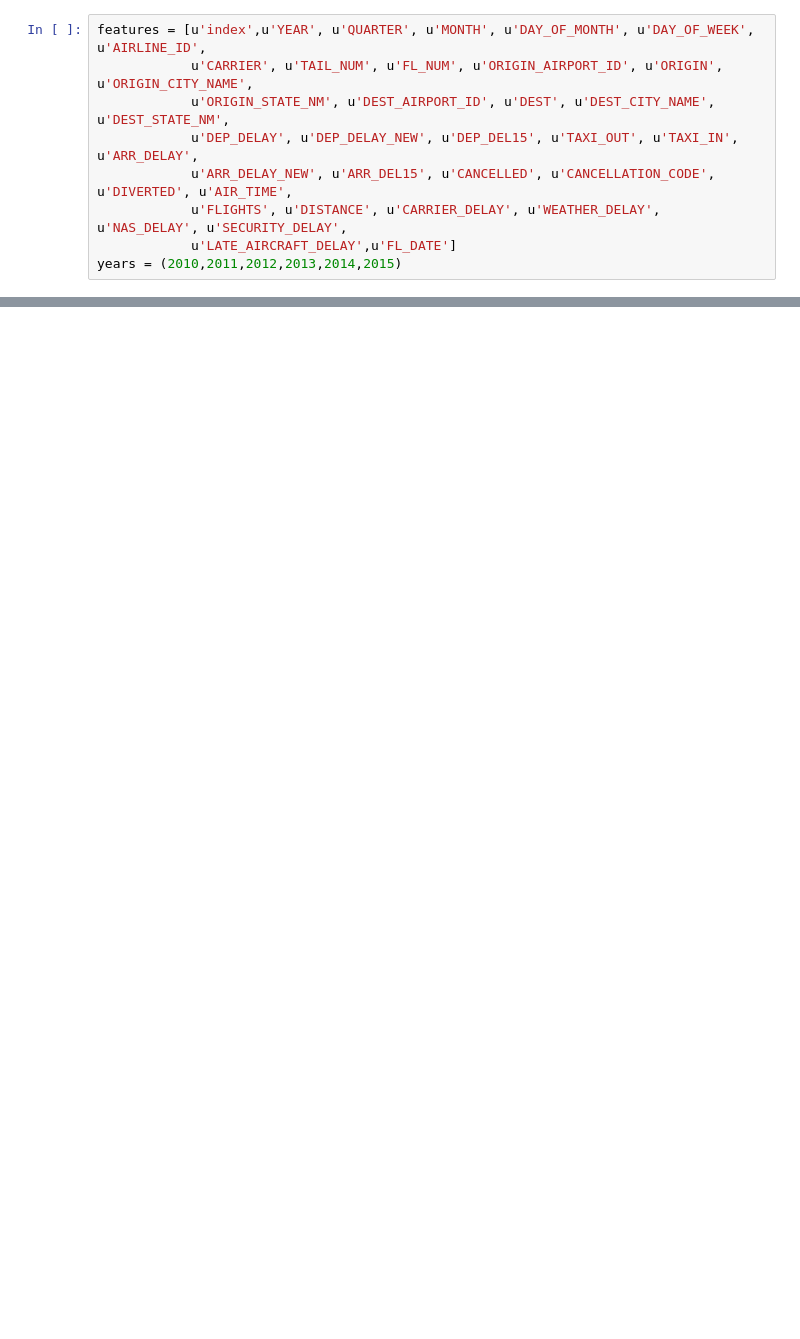
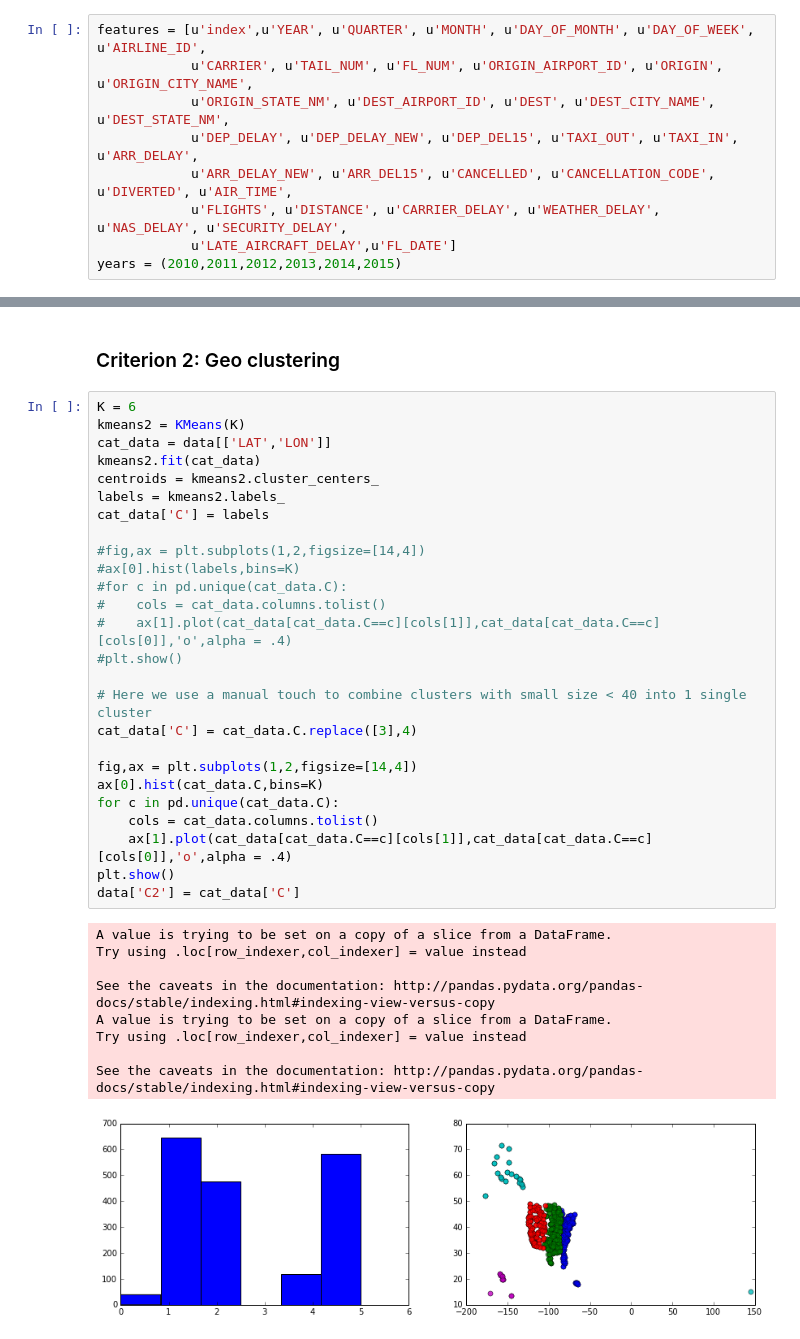
Before and after one commit to kthouz/Flights_Delays, a Jupyter notebook: 01_1_Airports_Analysis.ipynb, the cells around one changed output, grey strips where cells are left out. Drawn from its saved outputs; the diff is of its cells as text; blank space fills up the shorter version.

```diff
--- a/01_1_Airports_Analysis.ipynb
+++ b/01_1_Airports_Analysis.ipynb
@@ -317,0 +267,38 @@ df.head()
+# %% [markdown]
+### Criterion 2: Geo clustering
+# %%
+K = 6
+kmeans2 = KMeans(K)
+cat_data = data[['LAT','LON']]
+kmeans2.fit(cat_data)
+centroids = kmeans2.cluster_centers_
+labels = kmeans2.labels_
+cat_data['C'] = labels
+
+#fig,ax = plt.subplots(1,2,figsize=[14,4])
+#ax[0].hist(labels,bins=K)
+#for c in pd.unique(cat_data.C):
+#    cols = cat_data.columns.tolist()
+#    ax[1].plot(cat_data[cat_data.C==c][cols[1]],cat_data[cat_data.C==c][cols[0]],'o',alpha = .4)
+#plt.show()
+
+# Here we use a manual touch to combine clusters with small size < 40 into 1 single cluster
+cat_data['C'] = cat_data.C.replace([3],4)
+
+fig,ax = plt.subplots(1,2,figsize=[14,4])
+ax[0].hist(cat_data.C,bins=K)
+for c in pd.unique(cat_data.C):
+    cols = cat_data.columns.tolist()
+    ax[1].plot(cat_data[cat_data.C==c][cols[1]],cat_data[cat_data.C==c][cols[0]],'o',alpha = .4)
+plt.show()
+data['C2'] = cat_data['C']
+# %% [output]
+A value is trying to be set on a copy of a slice from a DataFrame.
+Try using .loc[row_indexer,col_indexer] = value instead
+
+See the caveats in the documentation: http://pandas.pydata.org/pandas-docs/stable/indexing.html#indexing-view-versus-copy
+A value is trying to be set on a copy of a slice from a DataFrame.
+Try using .loc[row_indexer,col_indexer] = value instead
+
+See the caveats in the documentation: http://pandas.pydata.org/pandas-docs/stable/indexing.html#indexing-view-versus-copy
+[figure, added]
```
Also changed, not shown: parts of 35 cells of this notebook.
